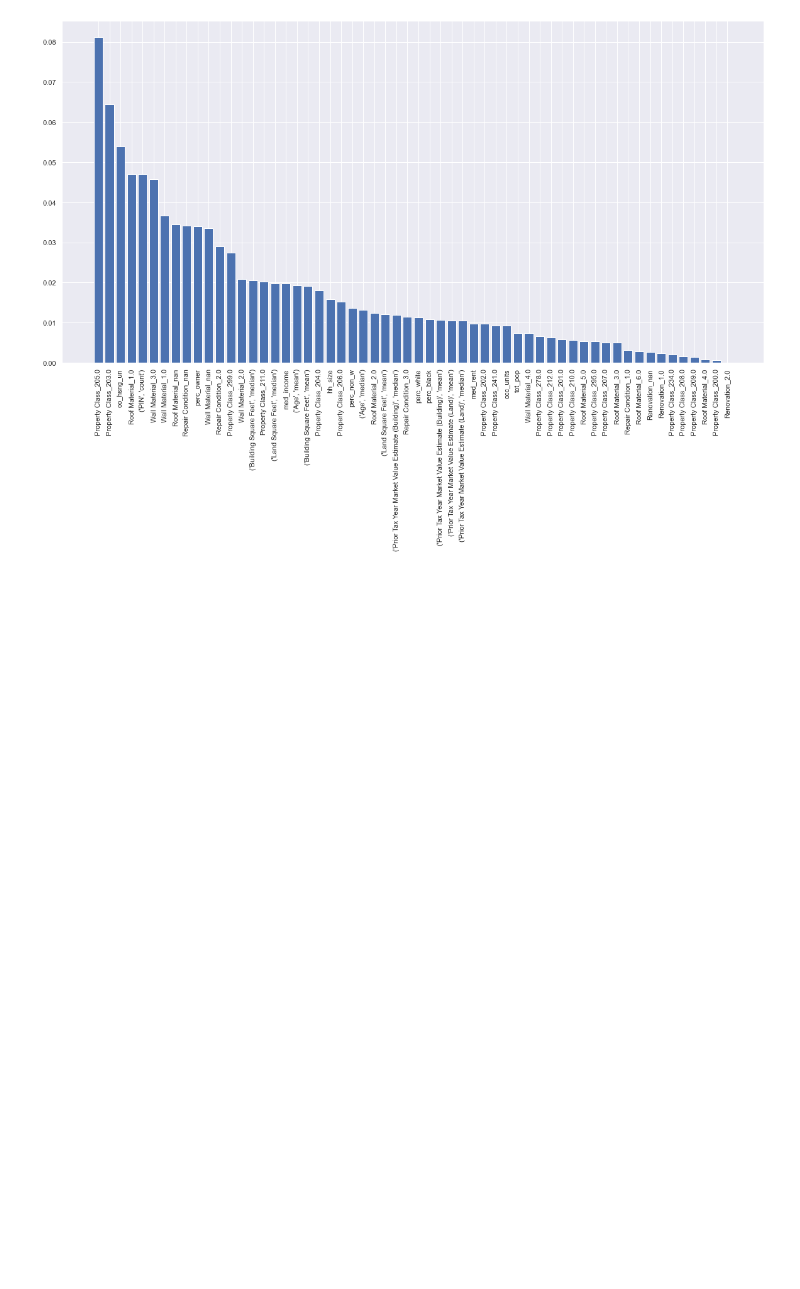
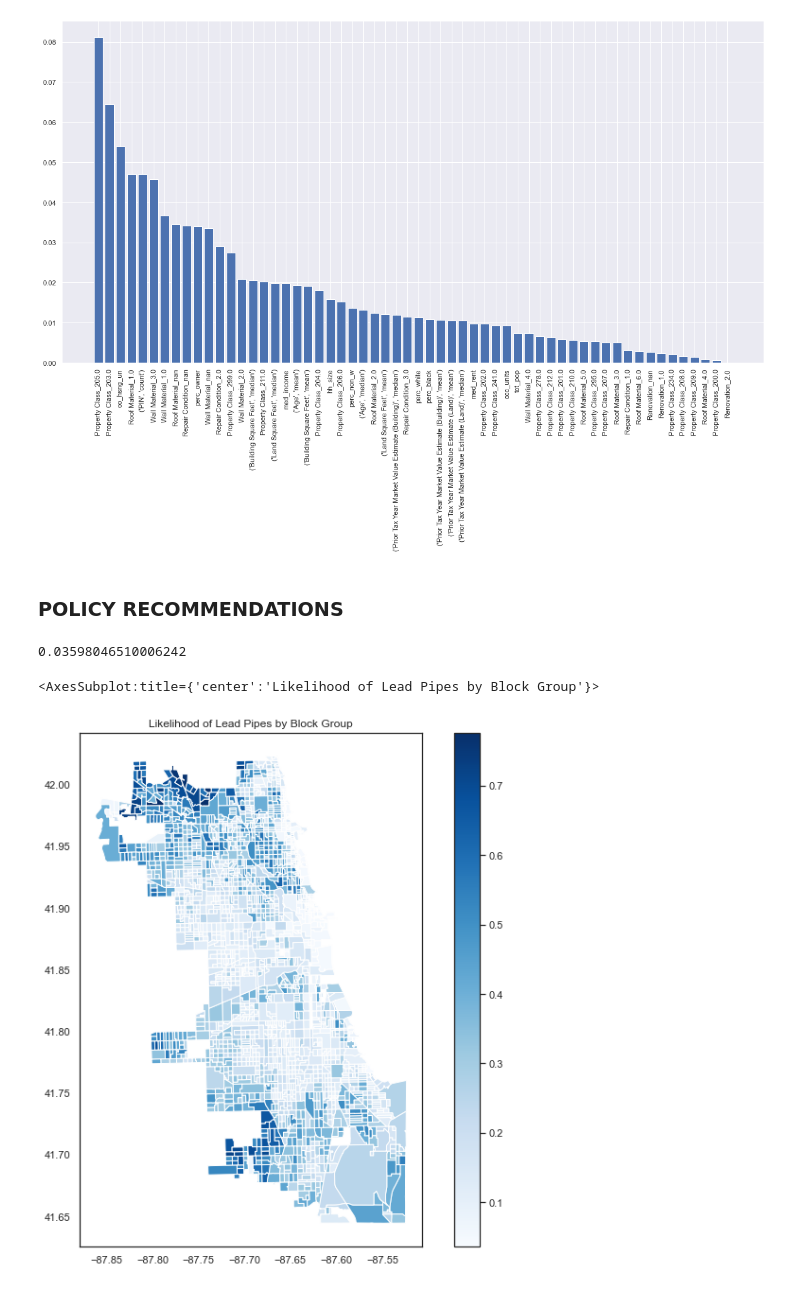
Before and after one commit to vbalza/chicago_water_lead, a Jupyter notebook: Random Forest Models.ipynb, the cells around one changed output. Cells and saved outputs as stored; diff of their text form; code cells hidden in the pictures; blank space fills up the shorter version.

```diff
--- a/Random Forest Models.ipynb
+++ b/Random Forest Models.ipynb
@@ -160,3 +160,48 @@ plt.xticks(range(len(importances)), names, rotation=90)
 plt.show()
 # %% [output]
 [figure]
+# %% [markdown]
+### POLICY RECOMMENDATIONS
+# %%
+#Model to be used for prioritization predictions
+x_train, x_test, y_train, y_test =  train_test_split(full_features, threshold_high,
+                                                        test_size=0.2, random_state=0)
+best_high = RandomForestClassifier(criterion='gini', max_depth=5, min_samples_split=2,
+                                    n_estimators=1000, random_state=0)
+best_high = best_high.fit(x_train, y_train)
+# %%
+full_data = pd.read_csv('data/final_assessments_block_group.csv', sep='\t')
+
+block_geo = gpd.read_file('data/Boundaries - Census Blocks - 2010.geojson')
+block_geo.head()
+block_geo['Block Group'] = block_geo['geoid10'].map(lambda x: str(x)[:12])
+bg_geo = block_geo.dissolve(by='Block Group')
+
+full_data['GEOID'] = full_data['GEOID'].astype(str)
+full_geo = full_data.iloc[:, 1:].merge(bg_geo.loc[:, "geometry"], left_on='GEOID', right_index=True)
+
+geometries = pd.DataFrame(full_geo['geometry'], index=full_geo.index)
+full_geo.drop(labels=['GEOID', 'geometry'], axis=1, inplace=True)
+# %%
+nans = []
+for col in full_geo.columns:
+    if len(full_geo.loc[full_geo[col].isna()]) >= 1:
+        nans.append(col)
+for col in nans:
+    full_geo[col].fillna(full_geo[col].median(), inplace=True)
+best_high_predict = best_high.predict_proba(full_geo)
+best_high_predict[:,1]
+# %% [output]
+0.03598046510006242
+# %%
+for_map = gpd.GeoDataFrame(pd.concat([geometries, pd.Series(best_high_predict[:,1])], axis=1))
+for_map.columns=['geometry', 'Likelihood of Lead Pipes']
+
+fig, ax = plt.subplots(1, 1)
+sns.set(rc={'figure.figsize':(12, 10)})
+sns.set_theme(style="white")
+plt.title("Likelihood of Lead Pipes by Block Group")
+for_map.plot(column='Likelihood of Lead Pipes', ax=ax, legend=True,  cmap='Blues')
+# %% [output]
+<AxesSubplot:title={'center':'Likelihood of Lead Pipes by Block Group'}>
+[figure, added]
```
